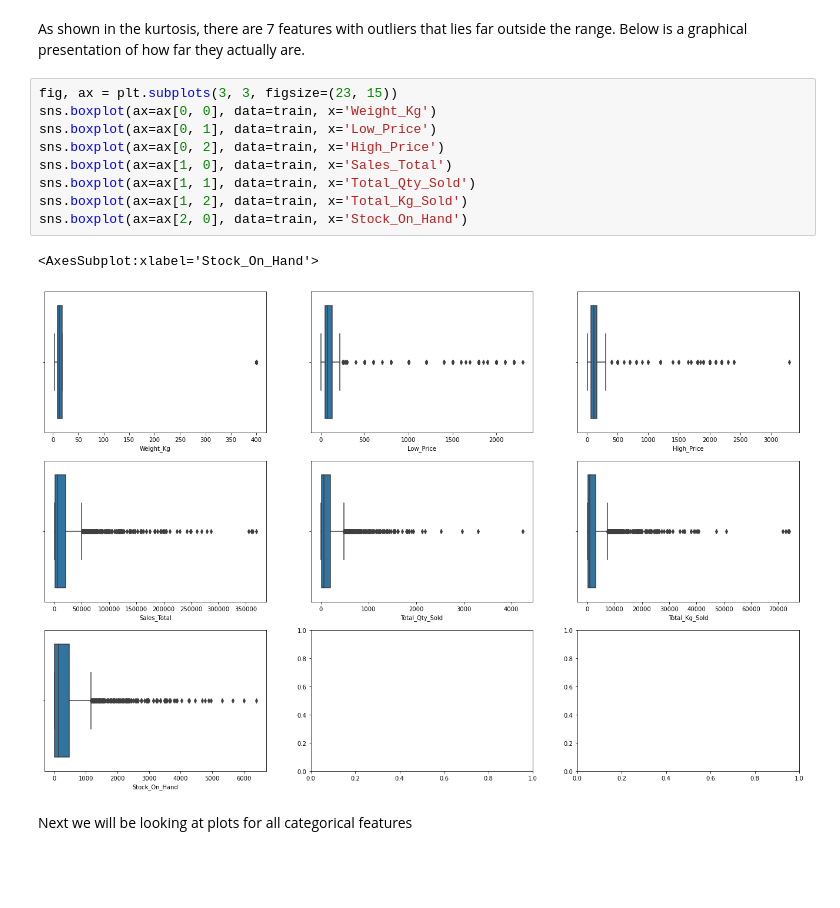
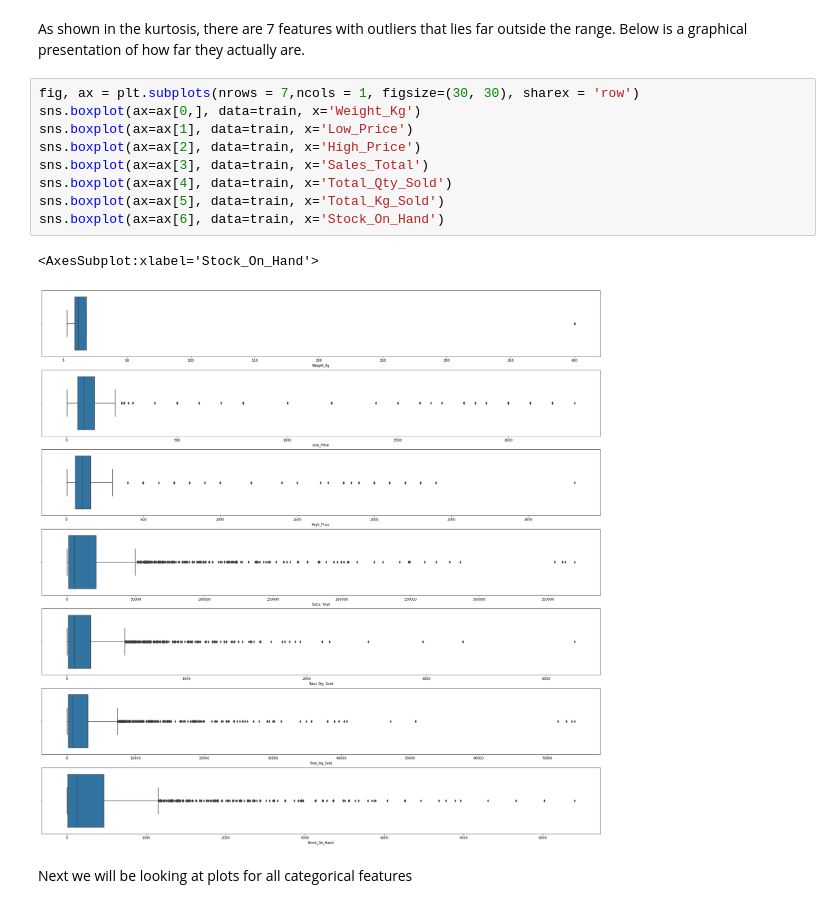
Before and after one commit to morgan0112/average-price-for-golden-delicious-apples, a Jupyter notebook: Regression Model.ipynb, the cells around one changed output. Saved outputs shown, nothing was run; the diff lists cells and outputs as text; blank space fills up the shorter version.

```diff
--- a/Regression Model.ipynb
+++ b/Regression Model.ipynb
@@ -207,17 +208,17 @@ Observing the histogram and density plot, it is clear that the same information
 # %% [markdown]
 As shown in the kurtosis, there are 7 features with outliers that lies far outside the range. Below is a graphical presentation of how far they actually are.
 # %%
-fig, ax = plt.subplots(3, 3, figsize=(23, 15))
-sns.boxplot(ax=ax[0, 0], data=train, x='Weight_Kg')
-sns.boxplot(ax=ax[0, 1], data=train, x='Low_Price')
-sns.boxplot(ax=ax[0, 2], data=train, x='High_Price')
-sns.boxplot(ax=ax[1, 0], data=train, x='Sales_Total')
-sns.boxplot(ax=ax[1, 1], data=train, x='Total_Qty_Sold')
-sns.boxplot(ax=ax[1, 2], data=train, x='Total_Kg_Sold')
-sns.boxplot(ax=ax[2, 0], data=train, x='Stock_On_Hand')
+fig, ax = plt.subplots(nrows = 7,ncols = 1, figsize=(30, 30), sharex = 'row')
+sns.boxplot(ax=ax[0,], data=train, x='Weight_Kg')
+sns.boxplot(ax=ax[1], data=train, x='Low_Price')
+sns.boxplot(ax=ax[2], data=train, x='High_Price')
+sns.boxplot(ax=ax[3], data=train, x='Sales_Total')
+sns.boxplot(ax=ax[4], data=train, x='Total_Qty_Sold')
+sns.boxplot(ax=ax[5], data=train, x='Total_Kg_Sold')
+sns.boxplot(ax=ax[6], data=train, x='Stock_On_Hand')
 # %% [output]
 <AxesSubplot:xlabel='Stock_On_Hand'>
-[figure, old version]
+[figure, new version]
 # %% [markdown]
 Next we will be looking at plots for all categorical features
 # %%
```
Also changed, not shown: parts of 78 cells of this notebook.
